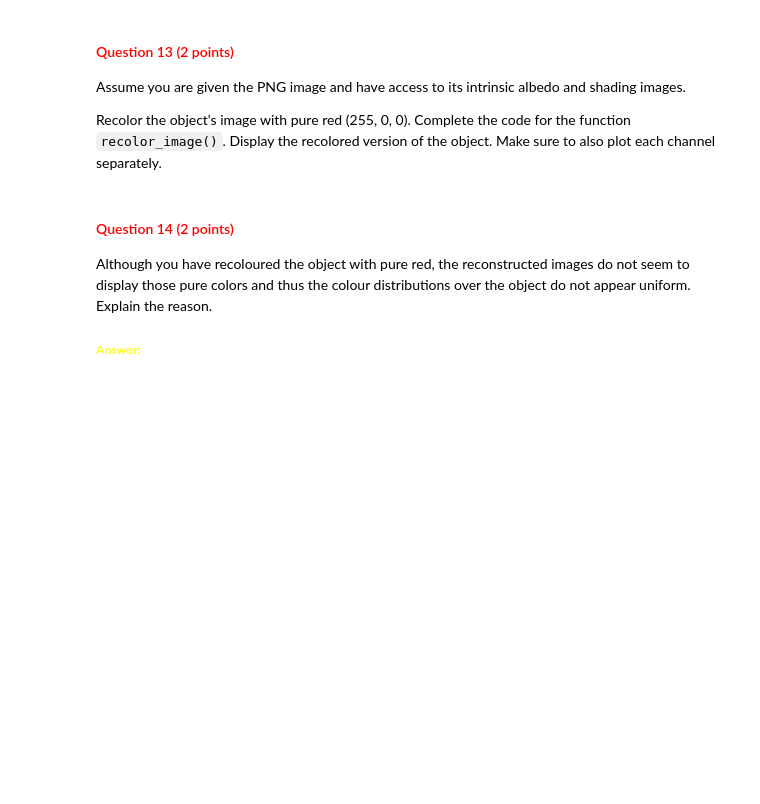
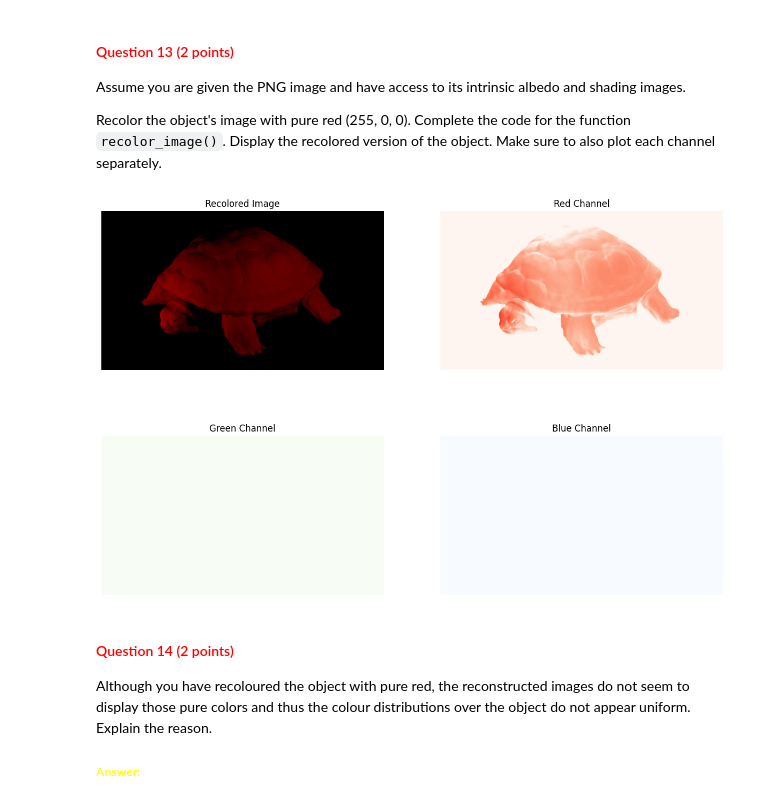
Before and after one commit to juttevijverberg/cv1-lab-1, a Jupyter notebook: cv1-lab-1 (1).ipynb, the cells around one changed output. Drawn from its saved outputs; the diff is of its cells as text; code cells hidden in the pictures; blank space fills up the shorter version.

```diff
--- a/cv1-lab-1 (1).ipynb
+++ b/cv1-lab-1 (1).ipynb
@@ -708,33 +727,35 @@ def recolor_image(albedo_img, shading_img):
 # %%
 recolored_image = recolor_image(obj_alb, obj_sha)
 
 # YOUR CODE HERE
 
 red = recolored_image[:,:,0]
 green = recolored_image[:,:,1]
 blue = recolored_image[:,:,2]
 
 fig, axs = plt.subplots(2, 2, figsize=(15, 10))
 
 axs[0][0].imshow(recolored_image)
 axs[0][0].set_title('Recolored Image')
 axs[0][0].axis('off')
 
-axs[0][1].imshow(red)
+axs[0][1].imshow(red, cmap='Reds', vmin=0, vmax=255)
 axs[0][1].set_title('Red Channel')
 axs[0][1].axis('off')
 
-axs[1][0].imshow(green)
+axs[1][0].imshow(green, cmap='Greens', vmin=0, vmax=255)
 axs[1][0].set_title('Green Channel')
 axs[1][0].axis('off')
 
-axs[1][1].imshow(blue)
+axs[1][1].imshow(blue, cmap='Blues', vmin=0, vmax=255)
 axs[1][1].set_title('Blue Channel')
 axs[1][1].axis('off')
 
 plt.show()
 
 #Question: Do I need to plot the RGB channels of the albedo image or from the original image
+# %% [output]
+[figure, added]
 # %% [markdown]
 <a id="question-14"></a>
 #### <font color='#FF0000'>Question 14 (2 points)</font>
```
Also changed, not shown: parts of 8 cells of this notebook.
